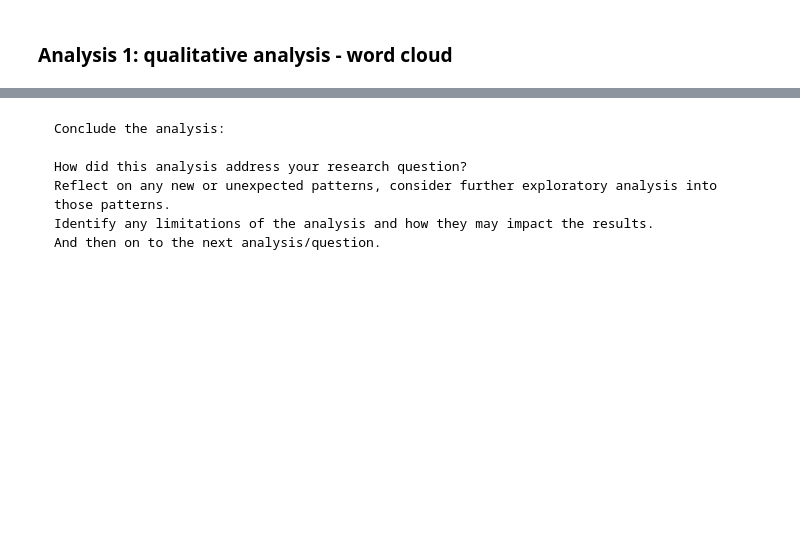
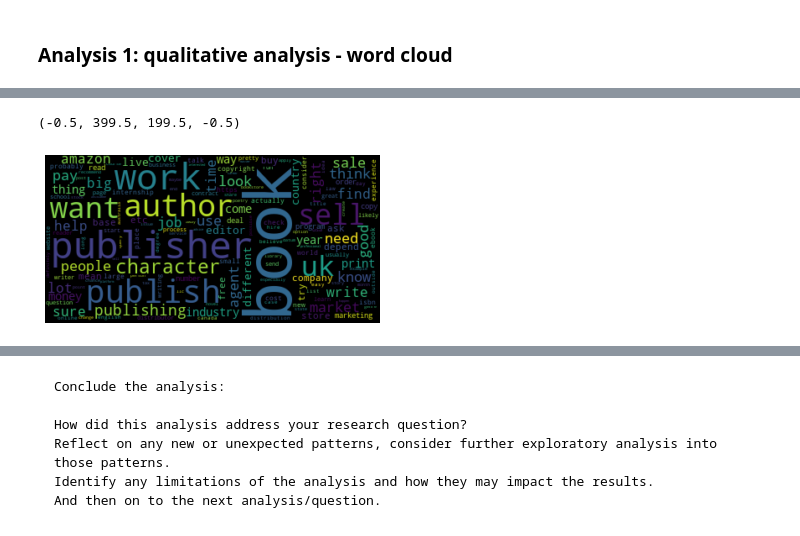
Before and after one commit to meiqingli/dssj_summer2022, a Jupyter notebook: DSSJ_Final_Project_Li.ipynb, the cells around one changed output, grey strips where cells are left out. Drawn from its saved outputs; the diff is of its cells as text; code cells hidden in the pictures; blank space fills up the shorter version.

```diff
--- a/DSSJ_Final_Project_Li.ipynb
+++ b/DSSJ_Final_Project_Li.ipynb
@@ -441,9 +464,17 @@ from wordcloud import WordCloud
 # %%
 text_posts = posts.lemmas.str.cat(sep=', ')
 text_comments = comments.lemmas.str.cat(sep=', ')
+
+text_comments_us = comments_us.lemmas.str.cat(sep=', ')
+text_comments_uk = comments_uk.lemmas.str.cat(sep=', ')
+text_comments_canada = comments_canada.lemmas.str.cat(sep=', ')
 # %%
 wordcloud_posts = WordCloud().generate(text_posts)
 wordcloud_comments = WordCloud().generate(text_comments)
+
+wordcloud_comments_us = WordCloud().generate(text_comments_us)
+wordcloud_comments_uk = WordCloud().generate(text_comments_uk)
+wordcloud_comments_canada = WordCloud().generate(text_comments_canada)
 # %%
 import matplotlib.pyplot as plt
 
@@ -460,0 +492,7 @@ plt.axis("off")
+# %%
+# examine keywords/topic difference across countries
+plt.imshow(wordcloud_comments_us, interpolation='bilinear')
+plt.axis("off")
+# %% [output]
+(-0.5, 399.5, 199.5, -0.5)
+[figure, added]
```
Also changed, not shown: parts of 24 cells of this notebook.
